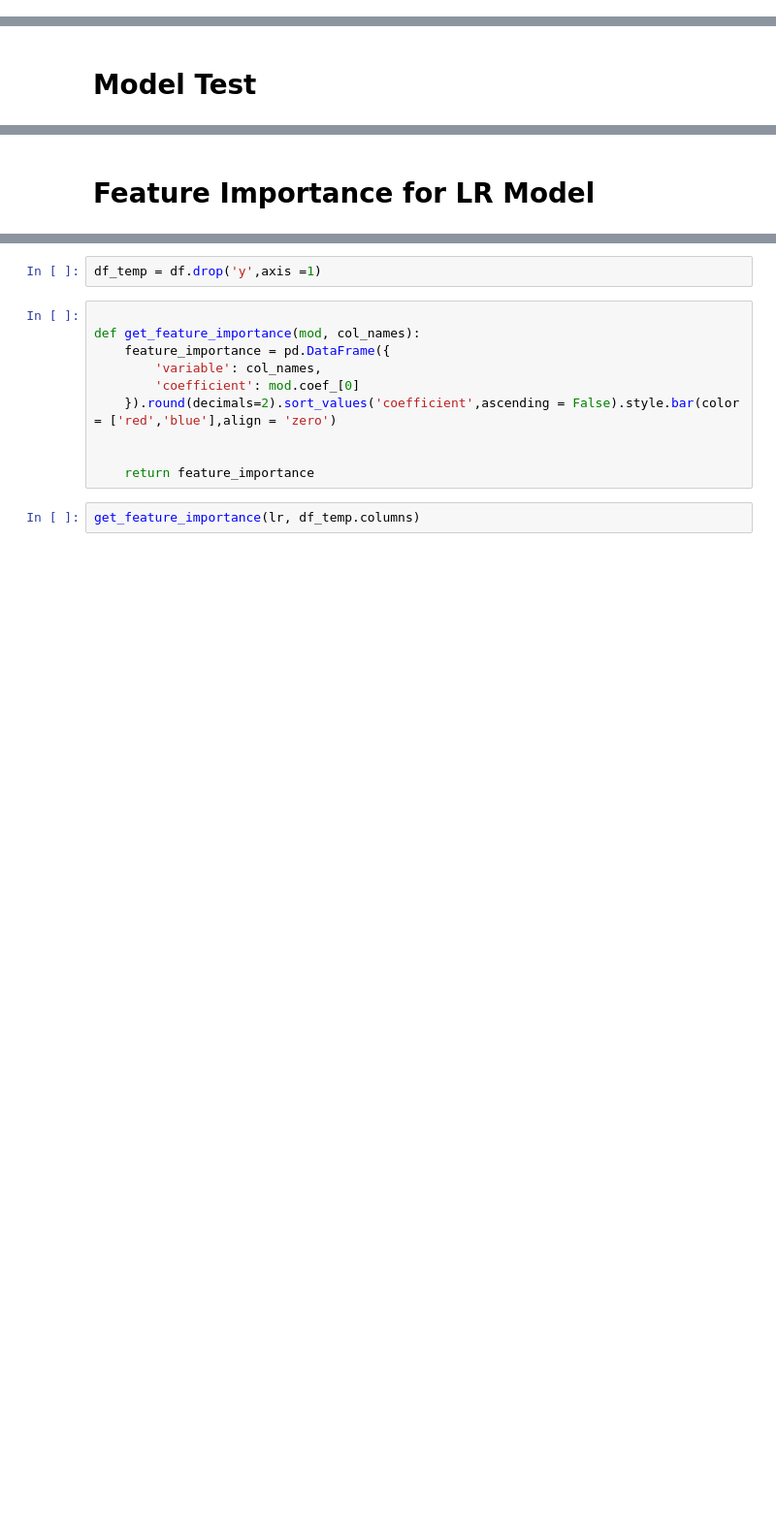
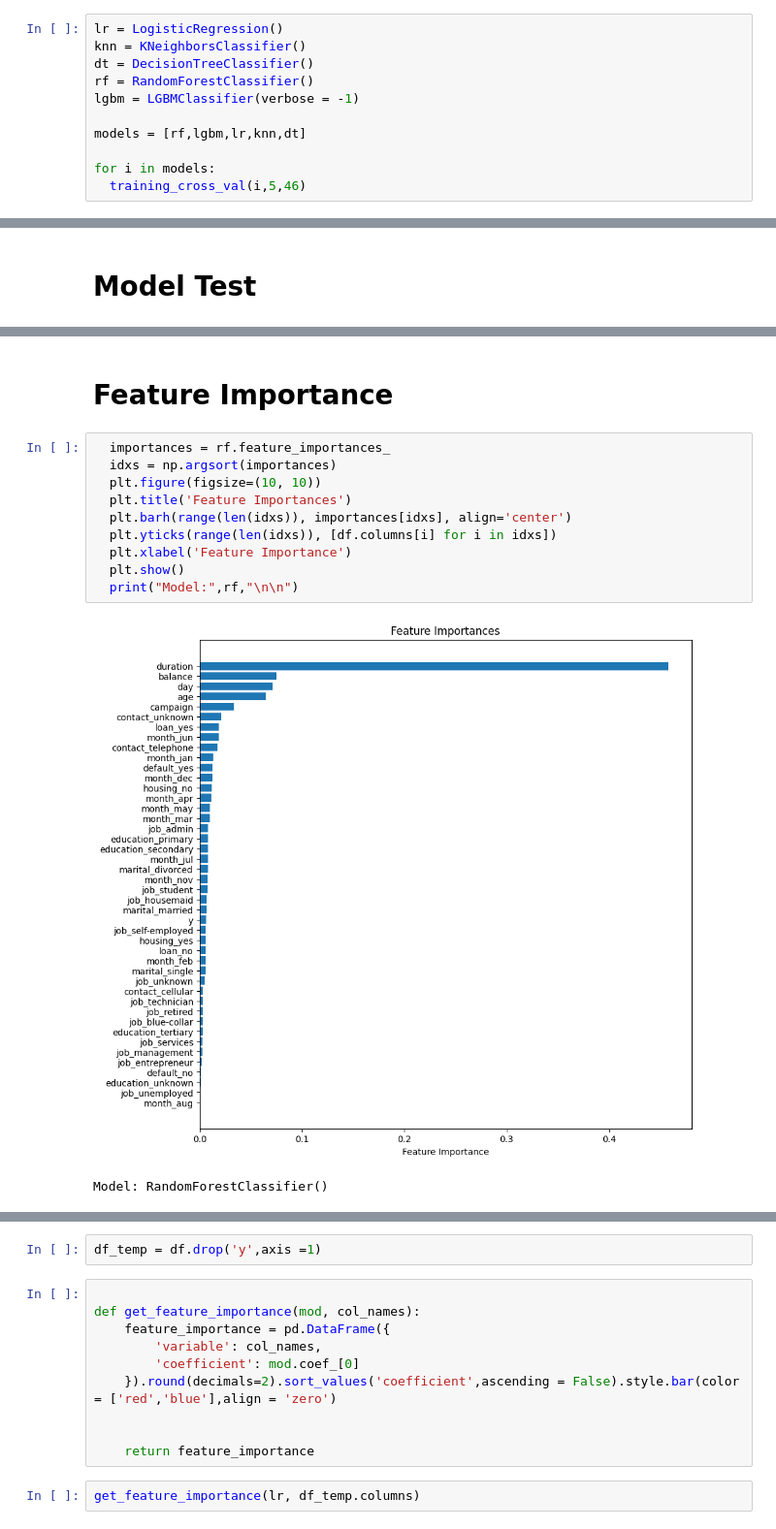
Before and after one commit to kuzhuppillil/4jwFB7LZrh7Mn9TT, a Jupyter notebook: Term_Deposit_Marketing.ipynb, the cells around one changed output, grey strips where cells are left out. Shown at 97% size. Saved outputs shown, nothing was run; the diff lists cells and outputs as text; blank space fills up the shorter version.

```diff
--- a/Term_Deposit_Marketing.ipynb
+++ b/Term_Deposit_Marketing.ipynb
@@ -410,0 +455,11 @@ Average Accuracy: 86.80534308120092
+# %%
+lr = LogisticRegression()
+knn = KNeighborsClassifier()
+dt = DecisionTreeClassifier()
+rf = RandomForestClassifier()
+lgbm = LGBMClassifier(verbose = -1)
+
+models = [rf,lgbm,lr,knn,dt]
+
+for i in models:
+  training_cross_val(i,5,46)
@@ -455,2 +564,15 @@ weighted avg       0.94      0.86      0.89      8000
 # %% [markdown]
-# Feature Importance for LR Model
+# Feature Importance
+# %%
+  importances = rf.feature_importances_
+  idxs = np.argsort(importances)
+  plt.figure(figsize=(10, 10))
+  plt.title('Feature Importances')
+  plt.barh(range(len(idxs)), importances[idxs], align='center')
+  plt.yticks(range(len(idxs)), [df.columns[i] for i in idxs])
+  plt.xlabel('Feature Importance')
+  plt.show()
+  print("Model:",rf,"\n\n")
+# %% [output]
+[figure, added]
+Model: RandomForestClassifier()
```
Also changed, not shown: parts of 22 cells of this notebook.
